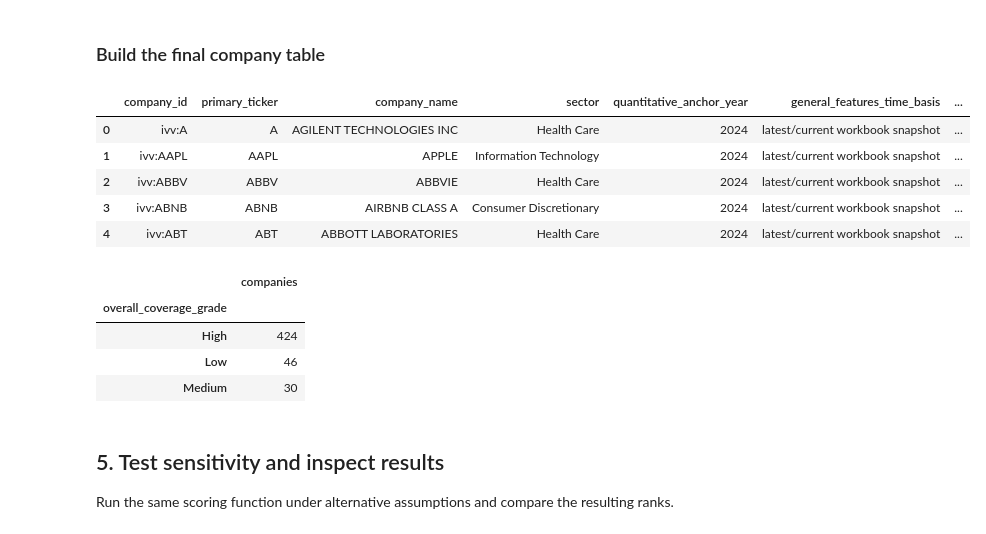
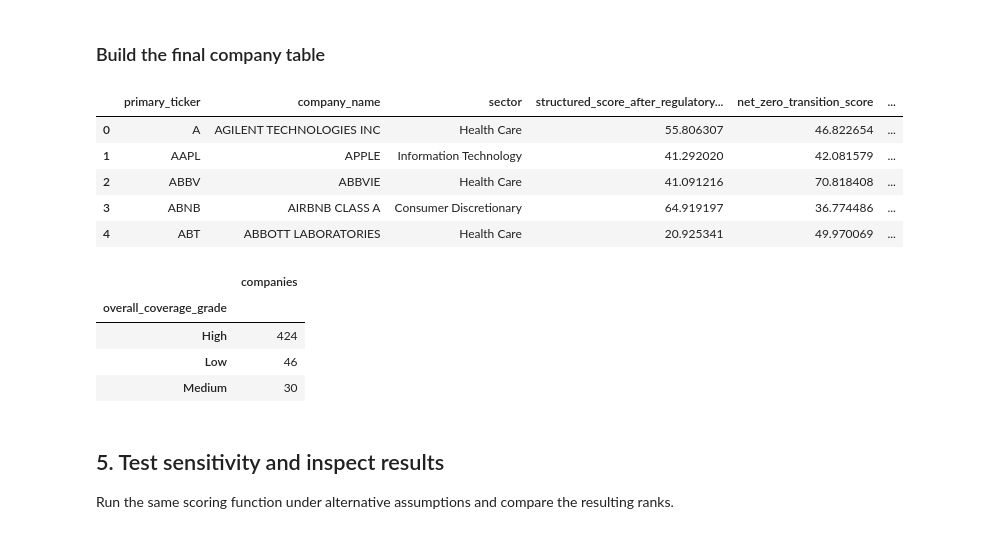
Before and after one commit to Axelio-Alison/ETHack2026, a Jupyter notebook: notebooks/structured_esg_score.ipynb, the cells around one changed output. Cells and saved outputs as stored; diff of their text form; code cells hidden in the pictures.

```diff
--- a/notebooks/structured_esg_score.ipynb
+++ b/notebooks/structured_esg_score.ipynb
@@ -546,6 +543,7 @@ inputs["scope12_employee_intensity_trend_pct_per_year"] = employee_intensity_tre
 inputs["scope12_employee_intensity_trend_observations"] = intensity_observations
 # %%
 def transition_classification(absolute_trend, intensity_trend):
+    """Describe the direction of absolute and employee-adjusted emissions."""
     if pd.isna(absolute_trend) or pd.isna(intensity_trend):
         return "insufficient comparable observations"
     absolute = "absolute ↓" if absolute_trend <= 0 else "absolute ↑"
@@ -564,6 +562,7 @@ inputs["emissions_transition_classification"] = [
 ]
 # %%
 def yn_numeric(series, good_value="Y"):
+    """Map a Y/N disclosure field to 1/0 while leaving blanks missing."""
     mapping = {good_value: 1.0, ("N" if good_value == "Y" else "Y"): 0.0}
     return series.astype("string").str.upper().map(mapping).astype(float)
 
@@ -733,6 +718,7 @@ Convert observed values to 0–100 peer scores and record the peer group used fo
 # %%
 # Use sector peers when the group is large enough; otherwise use the full universe.
 def percentile_good_scores(frame, value_column, beneficial, min_peers=MIN_PEER_COUNT):
+    """Return comparable 0-100 scores and the peer group used."""
     values = pd.to_numeric(frame[value_column], errors="coerce")
     global_score = values.rank(method="average", pct=True) * 100
     if not beneficial:
@@ -940,6 +935,7 @@ recent_panel = panel.loc[panel["observation_year"].isin(REGULATORY_YEARS)].copy(
 recent_panel["recency_weight"] = recent_panel["observation_year"].map(REGULATORY_RECENCY_WEIGHTS)
 
 def recency_weighted_metric(group, metric, match_flag, additional_eligibility=None):
+    """Summarize one company's observed regulatory values across recent years."""
     eligible = group[match_flag].eq(1) & group[metric].notna()
     if additional_eligibility is not None:
         eligible &= additional_eligibility(group)
@@ -1071,38 +1067,43 @@ inputs["assessment_description"] = ASSESSMENT_DESCRIPTION
 # %%
 required_output_columns = [
     "company_id", "primary_ticker", "company_name", "sector", "quantitative_anchor_year",
     "general_features_time_basis", "general_features_as_of_date", "scoring_as_of_date",
     "environmental_raw_score", "environmental_adjusted_score", "environmental_observed_weight",
     "transition_raw_score", "transition_adjusted_score", "transition_observed_weight",
     "social_raw_score", "social_adjusted_score", "social_observed_weight",
     "governance_raw_score", "governance_adjusted_score", "governance_observed_weight",
     "structured_score_before_regulatory_penalty", "regulatory_evidence_penalty_provisional",
     "structured_score_after_regulatory_penalty", "net_zero_transition_score", "commitment_score",
     "realized_transition_score", "credibility_gap", "overall_observed_weight", "overall_coverage_grade",
     "confidence_status", "rank_before_regulatory", "rank_after_regulatory", "rank_delta",
 ]
 extra_output_columns = [
     "constituent_tickers", "security_count", "assessment_description", "general_features_as_of_date_basis",
     "environmental_confidence", "transition_confidence", "social_confidence", "governance_confidence",
     "net_zero_transition_raw_score", "net_zero_transition_observed_weight", "net_zero_transition_confidence",
     "commitment_observed_weight", "commitment_confidence", "realized_transition_observed_weight",
     "realized_transition_confidence", "regulatory_penalty_observed_weight", "regulatory_evidence_status",
     "emissions_transition_classification", "scope12_absolute_trend_pct_per_year",
     "scope12_employee_intensity_trend_pct_per_year",
 ]
 scores = inputs[required_output_columns + extra_output_columns].sort_values("company_id").reset_index(drop=True)
 assert len(scores) == 500 and scores["company_id"].nunique() == 500
 assert set(required_output_columns).issubset(scores.columns)
 
-display(scores.head())
+preview_columns = [
+    "primary_ticker", "company_name", "sector",
+    "structured_score_after_regulatory_penalty", "net_zero_transition_score",
+    "overall_coverage_grade",
+]
+display(scores[preview_columns].head())
 display(scores["overall_coverage_grade"].value_counts().rename("companies").to_frame())
 # %% [output]
-|  | company_id | primary_ticker | company_name | sector | quantitative_anchor_year | general_features_time_basis | ... |
-| 0 | ivv:A | A | AGILENT TECHNOLOGIES INC | Health Care | 2024 | latest/current workbook snapshot | ... |
-| 1 | ivv:AAPL | AAPL | APPLE | Information Technology | 2024 | latest/current workbook snapshot | ... |
-| 2 | ivv:ABBV | ABBV | ABBVIE | Health Care | 2024 | latest/current workbook snapshot | ... |
-| 3 | ivv:ABNB | ABNB | AIRBNB CLASS A | Consumer Discretionary | 2024 | latest/current workbook snapshot | ... |
-| 4 | ivv:ABT | ABT | ABBOTT LABORATORIES | Health Care | 2024 | latest/current workbook snapshot | ... |
+|  | primary_ticker | company_name | sector | structured_score_after_regulatory... | net_zero_transition_score | ... |
+| 0 | A | AGILENT TECHNOLOGIES INC | Health Care | 55.806307 | 46.822654 | ... |
+| 1 | AAPL | APPLE | Information Technology | 41.292020 | 42.081579 | ... |
+| 2 | ABBV | ABBVIE | Health Care | 41.091216 | 70.818408 | ... |
+| 3 | ABNB | AIRBNB CLASS A | Consumer Discretionary | 64.919197 | 36.774486 | ... |
+| 4 | ABT | ABBOTT LABORATORIES | Health Care | 20.925341 | 49.970069 | ... |
 |  | companies |
 | overall_coverage_grade |  |
 | High | 424 |
```
Also changed, not shown: parts of 20 cells of this notebook.
